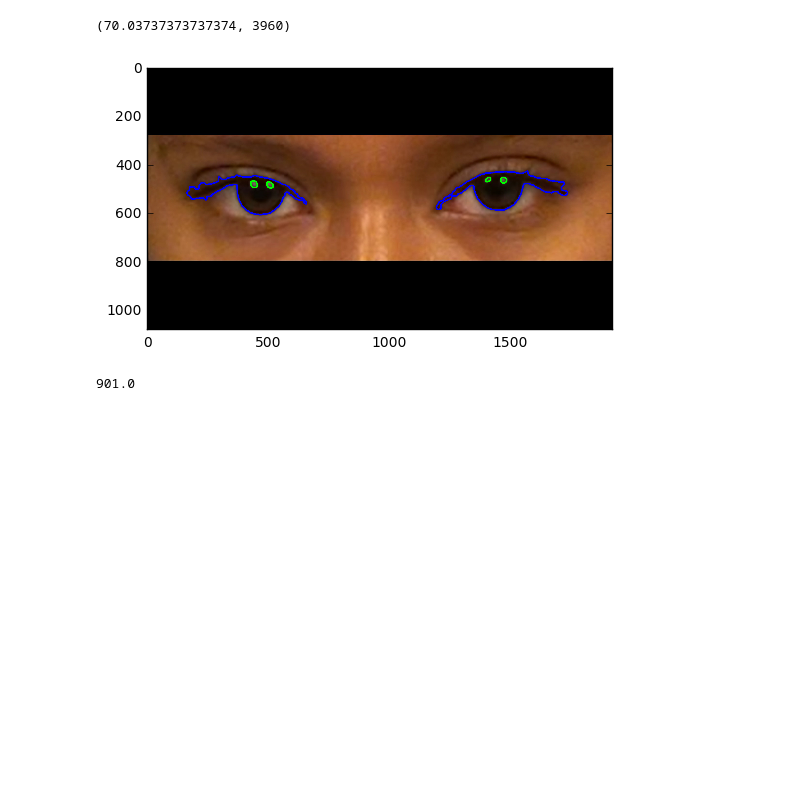
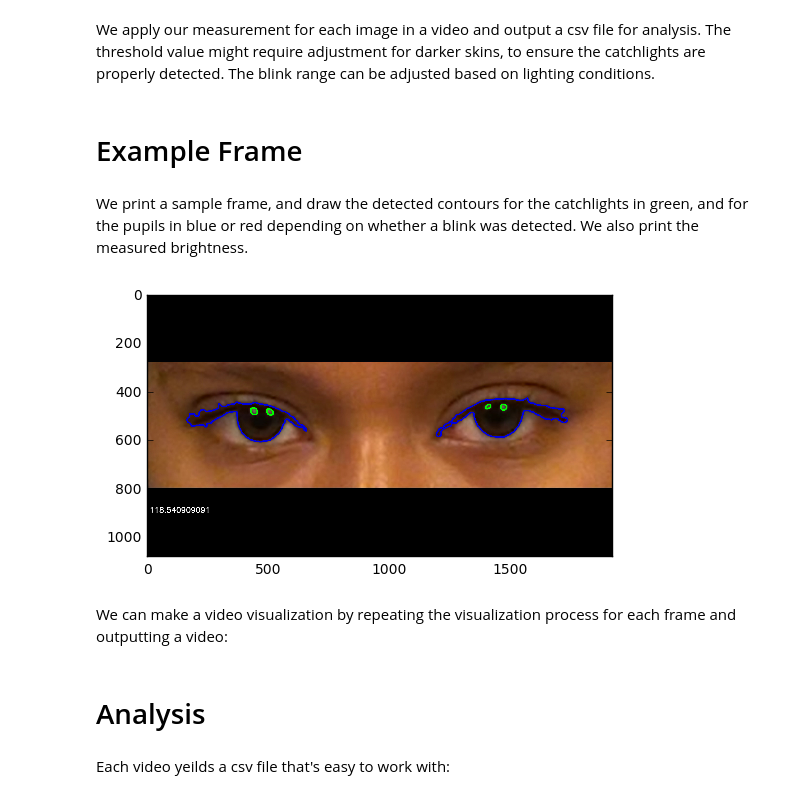
Before and after one commit to RayGonzalez/EyeBrights, a Jupyter notebook: Pipeline.ipynb, the cells around one changed output. Saved outputs shown, nothing was run; the diff lists cells and outputs as text; code cells hidden in the pictures; blank space fills up the shorter version.

```diff
--- a/Pipeline.ipynb
+++ b/Pipeline.ipynb
@@ -44,0 +58,8 @@ def get_brightness(image,contours):
+# %%
+def check_blink(catchlights,blink_range):
+    #simple method
+    if (len(catchlights) <= blink_range[0]) or (len(catchlights) >= blink_range[1]):
+        return True
+    return False
+# %% [markdown]
+We apply our measurement for each image in a video and output a csv file for analysis. The threshold value might require adjustment for darker skins, to ensure the catchlights are properly detected. The blink range can be adjusted based on lighting conditions.
@@ -45,35 +82,22 @@ def get_brightness(image,contours):
+# %% [markdown]
+# Example Frame
+# %% [markdown]
+We print a sample frame, and draw the detected contours for the catchlights in green, and for the pupils in blue or red depending on whether a blink was detected. We also print the measured brightness.
 # %%
 frame = cv2.imread('SampleFrames/frame15.jpg', cv2.IMREAD_COLOR)
 catchlights,pupils = find_catchlights(frame, 45)
-print get_brightness(frame,catchlights)
 
 #draw contours
 cv2.drawContours(frame, catchlights, -1, (0, 255, 0), 5)
-cv2.drawContours(frame, pupils, -1, (255, 0, 0), 5)
+if check_blink(catchlights,[2,6]): cont_color = (0,0,225)
+else: cont_color = (225,0,0)
+cv2.drawContours(frame, pupils, -1, cont_color, 5)
+cv2.putText(frame,str(get_brightness(frame,catchlights)[0]),(10,900), cv2.FONT_HERSHEY_SIMPLEX, 1,(255,255,255),2,cv2.LINE_AA)
 
 frame = cv2.cvtColor(frame, cv2.COLOR_BGR2RGB)
 plt.imshow(frame)
 plt.show()
 # %% [output]
-(70.03737373737374, 3960)
-[figure, old version]
+[figure, new version]
-# %%
-video_name = "2012-07-16-13.25.47_1"
-
-vidcap = cv2.VideoCapture('videos/' + video_name + ".mov")
-print vidcap.get(cv2.CAP_PROP_FRAME_COUNT)
-with open(video_name + '.csv', 'wb') as csvfile:
-    filewriter = csv.writer(csvfile, delimiter=',', quotechar='|', quoting=csv.QUOTE_MINIMAL)
-    filewriter.writerow(["frame","brightness","size","catchlights","blink"])
-    for i in range(int(vidcap.get(cv2.CAP_PROP_FRAME_COUNT))):
-        success,frame = vidcap.read()
-        if success == False: break
-        catchlights,_ = find_catchlights(frame,45)
-        #check for blinking (simple method)
-        bright,size = get_brightness(frame,catchlights)
-        blink = 0
-        if (len(catchlights) <= 2) or (len(catchlights) >= 6):
-            blink = 1
-        filewriter.writerow([i,bright,size,len(catchlights),blink])
-# %% [output]
-901.0
+# %% [markdown]
+We can make a video visualization by repeating the visualization process for each frame and outputting a video:
@@ -80 +124,5 @@ with open(video_name + '.csv', 'wb') as csvfile:
+# %% [markdown]
+# Analysis
+# %% [markdown]
+Each video yeilds a csv file that's easy to work with:
 # %%
```
Also changed, not shown: parts of 25 cells of this notebook.
